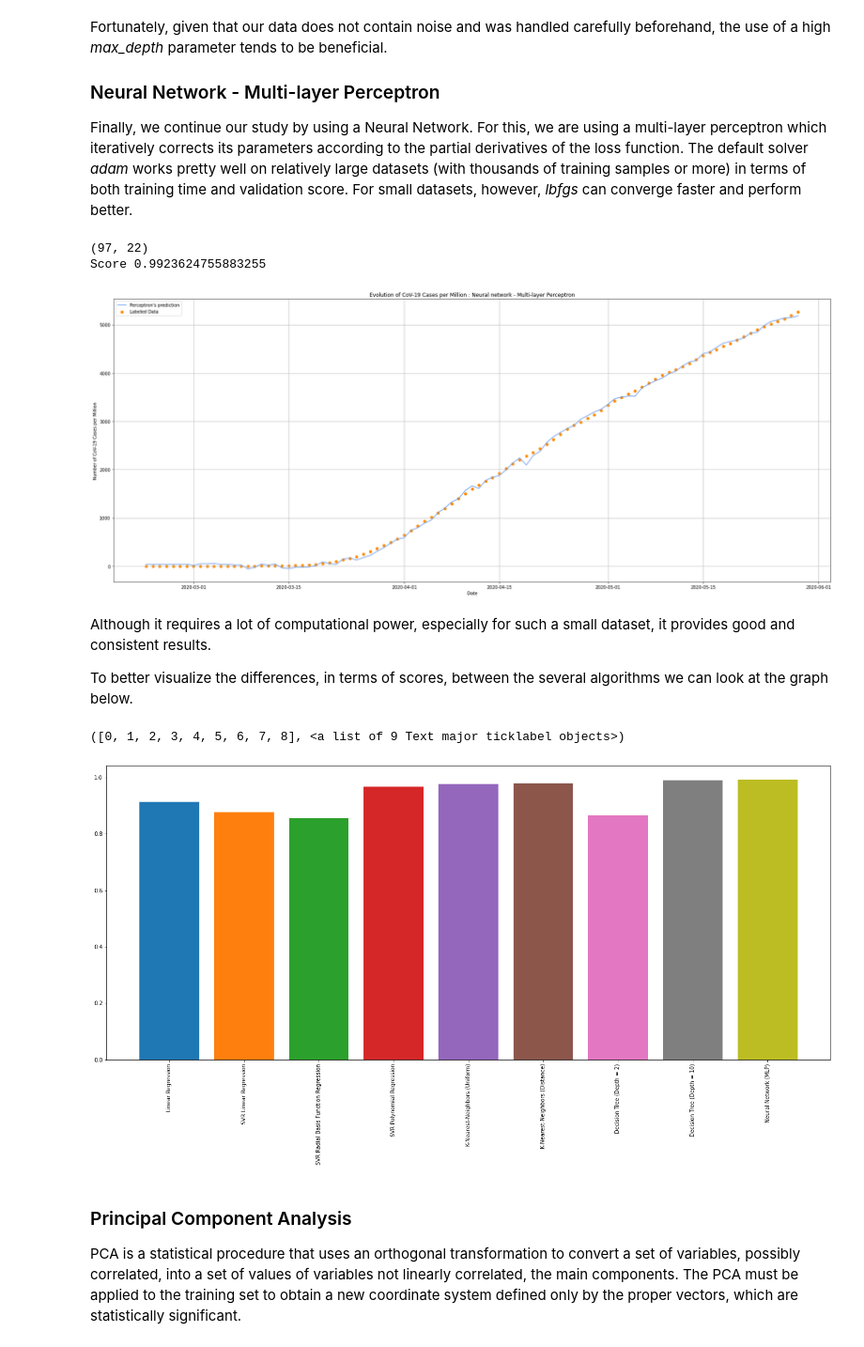
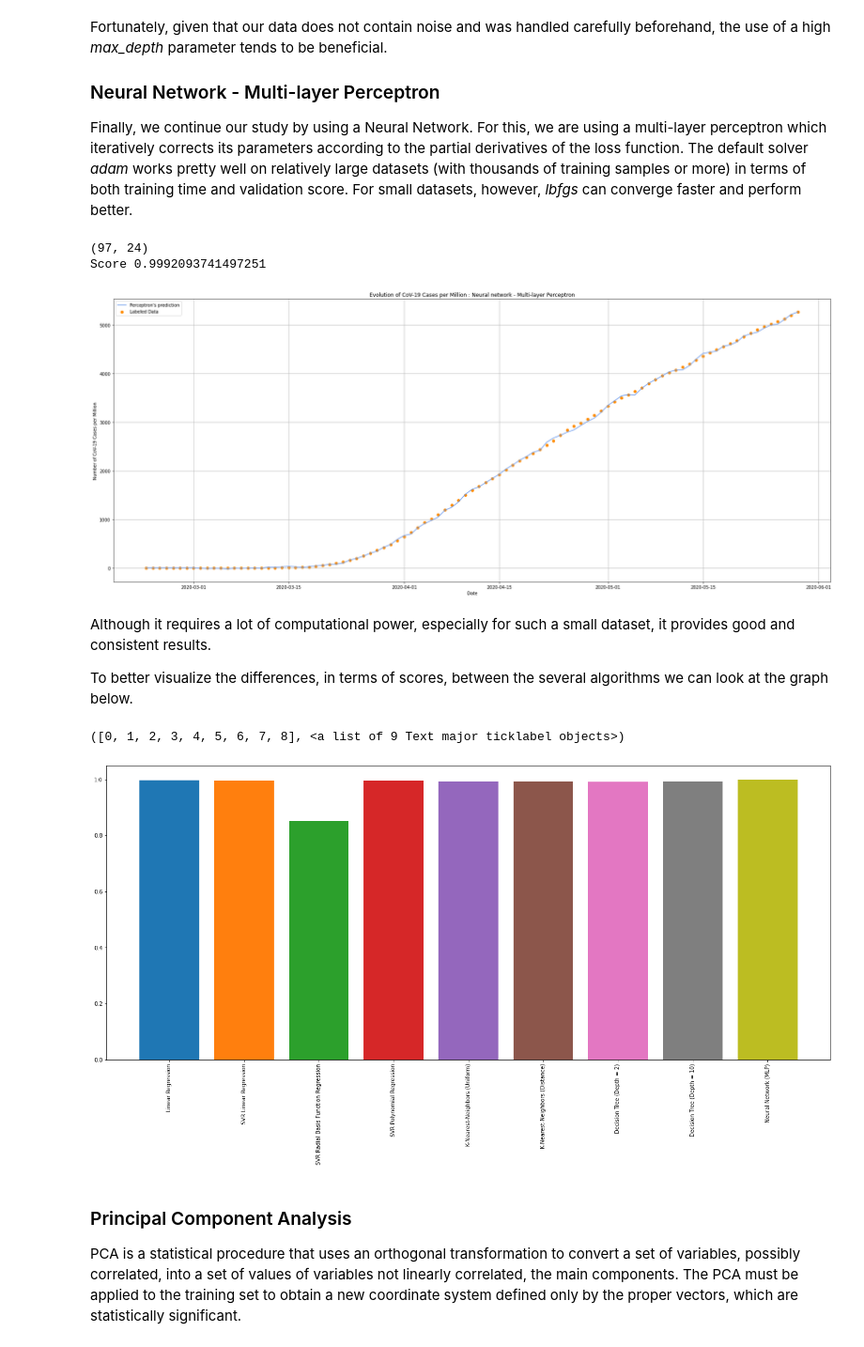
Before and after one commit to diogoalex01/FEUP-IART, a Jupyter notebook: SupervisedLearning/COVID-19.ipynb, the cells around one changed output. Shown at 94% size. Saved outputs shown, nothing was run; the diff lists cells and outputs as text; code cells hidden in the pictures.

Commit message:
Predicting number of cases, and fatalities per million.
Co-authored-by: diogoalex01 <diogoalexandre01@hotmail.com>
Co-authored-by: mafaldasantos10 <mafalda.ctsantos@gmail.com>

```diff
--- a/SupervisedLearning/COVID-19.ipynb
+++ b/SupervisedLearning/COVID-19.ipynb
@@ -121,32 +121,31 @@ for i in range(0,len(data['total_cases'])):
     data['cases_per_million'][i]= data['total_cases'][i]/millions
 
 column_names = ['date', 'grocery_pharmacy', 'parks', 'residential', 'retail_recreation',
-       'transit_stations', 'workplaces','fatalities_per_million','fatalities_rate','response_stringency_index','cases_per_million', 'population']
+       'transit_stations', 'workplaces','fatalities_rate','response_stringency_index','cases_per_million', 'fatalities_per_million','population']
 # print(data.columns)
 nentries= 97
-for i in range(1, len(column_names)-1):
+for i in range(1, len(column_names) - 1):
     data[column_names[i] + '_previous_week'] = pd.Series([])
-    data[column_names[i] + '_prev_fortnight'] = pd.Series([])
+    data[column_names[i] + '_prev_10_days'] = pd.Series([])
     for j in range(0,len(data)):
             index = j % nentries
             if index >= 7:
                 data[column_names[i] + '_previous_week'][j]= data[column_names[i]][j-7]
-                if index >= 14:
-                    data[column_names[i] + '_prev_fortnight'][j] = data[column_names[i]][j-14]
+                if index >= 10:
+                    data[column_names[i] + '_prev_10_days'][j] = data[column_names[i]][j-10]
                 else:
-                    data[column_names[i] + '_prev_fortnight'][j] = 0
+                    data[column_names[i] + '_prev_10_days'][j] = 0
             else:
                 data[column_names[i] + '_previous_week'][j]= 0
-                data[column_names[i] + '_prev_fortnight'][j] = 0
-    if (i < len(column_names)-2):
+                data[column_names[i] + '_prev_10_days'][j] = 0
+    if (i < len(column_names)-3):
         data = data.drop(columns = [column_names[i]])
 
 data = data.drop(columns = ['total_cases'])
 data = data.drop(columns = ['fatalities'])
 
 column_order = ['date', 'grocery_pharmacy_previous_week', 'parks_previous_week', 'residential_previous_week', 'retail_recreation_previous_week',
-       'transit_stations_previous_week', 'workplaces_previous_week','fatalities_per_million_previous_week', 'fatalities_rate_previous_week','population','gdp_ppp','health_system_index', 'human_development_index', 'response_stringency_index_previous_week', 'grocery_pharmacy_prev_fortnight', 'parks_prev_fortnight', 'residential_prev_fortnight', 'retail_recreation_prev_fortnight',
-       'transit_stations_prev_fortnight', 'workplaces_prev_fortnight','fatalities_per_million_prev_fortnight', 'fatalities_rate_prev_fortnight','response_stringency_index_prev_fortnight', 'cases_per_million']
+       'transit_stations_previous_week', 'workplaces_previous_week', 'cases_per_million_previous_week','fatalities_per_million_previous_week', 'fatalities_rate_previous_week','gdp_ppp','health_system_index', 'human_development_index', 'response_stringency_index_previous_week', 'grocery_pharmacy_prev_10_days', 'parks_prev_10_days', 'residential_prev_10_days', 'retail_recreation_prev_10_days', 'transit_stations_prev_10_days', 'workplaces_prev_10_days', 'cases_per_million_prev_10_days','fatalities_per_million_prev_10_days', 'fatalities_rate_prev_10_days','response_stringency_index_prev_10_days','age_above_65_percentage', 'cases_per_million','fatalities_per_million']
 data = data[column_order]
 
 # data['cases_previous_week'] = pd.Series([])
@@ -174,6 +173,5 @@ data = data[column_order]
 # data = data.drop(columns = ['total_cases'])
 # data = data.drop(columns = ['population'])
 
-data.head(5)
-print(data)
+data.head(45)
 # %% [output]
@@ -236,8 +235,8 @@ As we can see from the graph above, when the first cases of CoV-19 were register
 
 That being said, we can now define the Total Number of Cases per Million as our **target variable** and isolate it from our **independent variables**.
 # %%
-X = data.iloc[:,1:23]
-Y = data.iloc[:,23:]
+X = data.iloc[:,1:25]
+Y = data.iloc[:,25:26]
 X
 # %% [output]
 |  | grocery_pharmacy_previous_week | parks_previous_week | residential_previous_week | retail_recreation_previous_week | ... |
@@ -276,7 +275,7 @@ X = preprocessing.scale(X)
 Once pre-processed, our data can now be divided into subsets meant for training and testing our models. Usually, it would be very convenient to make use of K-Fold Cross-Validation (recommended for big datasets), since it provides a better way of partitioning the data into the mentioned subsets, leading to greater results. Unfortunately, given the small dimension of our dataset, we were not able to obtain satisfactory enough results in order to use this method. Thus, we decided to apply Train/Test Split (80%/20%) which randomly selects the input and output data as training or testing data.
 # %%
 # Create training and testing vars
-X_train, X_test, Y_train, Y_test = train_test_split(X, Y, test_size=0.2)
+X_train, X_test, Y_train, Y_test = train_test_split(X, Y, test_size=0.3)
 # X_train = X[96:, :]
 # X_test = X[:96, :]
 # Y_train = Y[96:]
@@ -434,33 +433,33 @@ Another worthy approach for this regression problem is the Decision Tree algorit
 Usually, it would be risky to use a high value for the *max_depth* parameter of a decision tree since it can lead to the model learning from noise present in the data and be prone to **overfit**.
 # %%
 # Decision Tree Models
-dt_regressor_2 = DecisionTreeRegressor(max_depth=2)
+dt_regressor_5 = DecisionTreeRegressor(max_depth=5)
 dt_regressor_10 = DecisionTreeRegressor(max_depth=10)
 
 # Fitting/Training models
-dt_regressor_2.fit(X_train, Y_train)
+dt_regressor_5.fit(X_train, Y_train)
 dt_regressor_10.fit(X_train, Y_train)
 
 # Obtaining predictions from models
 X_pred = X[1746:1842,:]
 Y_pred_label = Y[1746:1842,:]
-max_depth2_prediction = dt_regressor_2.predict(X_pred)
+max_depth5_prediction = dt_regressor_5.predict(X_pred)
 max_depth10_prediction = dt_regressor_10.predict(X_pred)
 
 # Testing models
-dt_regressor_2_score = dt_regressor_2.score(X_test,Y_test)
+dt_regressor_5_score = dt_regressor_5.score(X_test,Y_test)
 dt_regressor_10_score = dt_regressor_10.score(X_test,Y_test)
 
-print("DT2", dt_regressor_2_score)
+print("DT2", dt_regressor_5_score)
 print("DT10", dt_regressor_10_score)
 
 # Plot the results
 _, ax = plt.subplots(figsize=(24, 10))
 ax.grid()
 labeled = ax.scatter(date_format[1746:1842], Y_pred_label, color='darkorange', label='data')
-max_depth2, = ax.plot(date_format[1746:1842], max_depth2_prediction, color='cornflowerblue')
+max_depth5, = ax.plot(date_format[1746:1842], max_depth5_prediction, color='cornflowerblue')
 max_depth10, = ax.plot(date_format[1746:1842], max_depth10_prediction, color='yellowgreen')
-ax.legend((max_depth2, max_depth10, labeled), ('max_depth-2', 'max_depth-10','Labeled Data'), loc='upper left', shadow=False)
+ax.legend((max_depth5, max_depth10, labeled), ('max_depth-2', 'max_depth-10','Labeled Data'), loc='upper left', shadow=False)
 ax.set(xlabel="Date", ylabel='Number of CoV-19 Cases per Million', title = "Evolution of CoV-19 Cases per Million: Decision Tree Regression")
 plt.tight_layout()
 plt.show()
@@ -500,9 +499,9 @@ ax.set(xlabel="Date", ylabel='Number of CoV-19 Cases per Million', title = "Evol
 plt.tight_layout()
 plt.show()
 # %% [output]
-(97, 22)
-Score 0.9923624755883255
+(97, 24)
+Score 0.9992093741497251
-[figure, old version]
+[figure, new version]
 # %% [markdown]
 Although it requires a lot of computational power, especially for such a small dataset, it provides good and consistent results.
 
@@ -510,24 +509,24 @@ To better visualize the differences, in terms of scores, between the several alg
 # %%
 # Visual Comparison of the scores obtained by the different
 # models when predicting labeled data
 _, ax = plt.subplots(figsize=(24, 10))
 ax.bar('Linear Regression', linear_score, width=0.8, bottom=None, align='center', data=None)
 ax.bar('SVR Linear Regression', svr_lin_score, width=0.8, bottom=None, align='center', data=None)
 ax.bar('SVR Radial Basis Function Regression', svr_rbf_score, width=0.8, bottom=None, align='center', data=None)
 ax.bar('SVR Polynomial Regression', svr_poly_score, width=0.8, bottom=None, align='center', data=None)
 
 ax.bar('K-Nearest-Neighbors (Uniform)', knn_uniform_score, width=0.8, bottom=None, align='center', data=None)
 ax.bar('K-Nearest-Neighbors (Distance)', knn_distance_score, width=0.8, bottom=None, align='center', data=None)
 
-ax.bar('Decision Tree (Depth = 2)', dt_regressor_2_score, width=0.8, bottom=None, align='center', data=None)
+ax.bar('Decision Tree (Depth = 2)', dt_regressor_5_score, width=0.8, bottom=None, align='center', data=None)
 ax.bar('Decision Tree (Depth = 10)', dt_regressor_10_score, width=0.8, bottom=None, align='center', data=None)
 
 ax.bar('Neural Network (MLP)', NN_score, width=0.8, bottom=None, align='center', data=None)
 
 plt.xticks(rotation=90)
 # %% [output]
 ([0, 1, 2, 3, 4, 5, 6, 7, 8], <a list of 9 Text major ticklabel objects>)
-[figure, old version]
+[figure, new version]
 # %% [markdown]
 ### Principal Component Analysis
 
```
Also changed, not shown: parts of 12 cells of this notebook, 1 other file.
